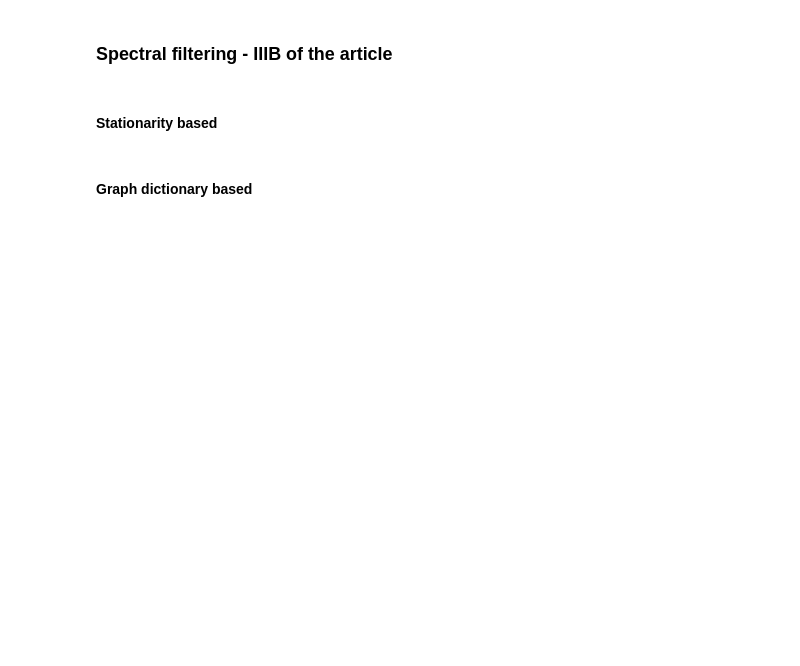
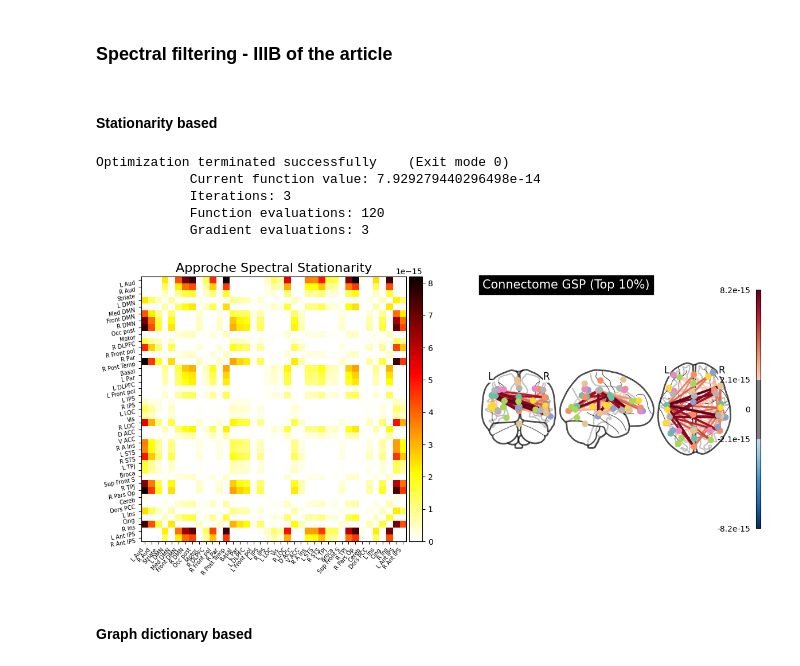
Before and after one commit to ANoelENS/MVA_TimeSeries_2025, a Jupyter notebook: Test.ipynb, the cells around one changed output. Saved outputs shown, nothing was run; the diff lists cells and outputs as text; code cells hidden in the pictures; blank space fills up the shorter version.

```diff
--- a/Test.ipynb
+++ b/Test.ipynb
@@ -175,46 +189,58 @@ def graph_learning_objective(lambda_vector):
 
 def constraint_w(lambda_vector):
     L = chi@np.diag(lambda_vector)@chi.T
-    return -L[idx_upper]
+    w_vector = -L[idx_upper]
+    return w_vector # We want positive edge weights
 
 def constraint_d(lambda_vector):
     L = chi@np.diag(lambda_vector)@chi.T
     D = np.identity(n_nodes)*L
     W = D-L
-    return np.sum(W, axis=1)-[D[i,i] for i in range(n_nodes)]
+    return np.sum(W, axis=1)-[D[i,i] for i in range(n_nodes)] # We want the degrees to correspond to the edge weights
 
 # def constraint_trace(lambda_vector):
 #     return np.sum(lambda_vector)-n_nodes
 
-initial_guess = np.arange(n_nodes)*2/(n_nodes*(n_nodes-1))
+initial_guess = np.ones(n_nodes)
 bounds = [(0, None) for _ in range(len(initial_guess))]
 constraints = [
     {'type': 'ineq', 'fun': constraint_w},
     {'type': 'eq', 'fun': constraint_d},
     # {'type': 'eq', 'fun': constraint_trace}
 ]
 
 result = minimize(
     graph_learning_objective,
     initial_guess,
     method='SLSQP',
     bounds=bounds,
     constraints=constraints,
     options={'maxiter': 1000, 'disp': True}
 )
 
 lambda_opt = result.x
 L = chi@np.diag(lambda_opt)@chi.T
 D = np.identity(n_nodes)*L
 W = D-L
 
+# We only keep the positive edge weights
+threshold = 0
+W = np.maximum(W-threshold, 0)
+
 fig, axes = plt.subplots(1, 2, figsize=(14, 6))
 plotting.plot_matrix(W, labels=atlas.labels, colorbar=True, cmap='hot_r',
                      axes=axes[0], title=f"Approche Spectral Stationarity")
 
 plotting.plot_connectome(W, atlas.region_coords, edge_threshold='90%',
                          axes=axes[1], title="Connectome GSP (Top 10%)")
 plt.show()
+# %% [output]
+Optimization terminated successfully    (Exit mode 0)
+            Current function value: 7.929279440296498e-14
+            Iterations: 3
+            Function evaluations: 120
+            Gradient evaluations: 3
+[figure, added]
 # %% [markdown]
 #### Graph dictionary based
 # %%
```
Also changed, not shown: parts of 7 cells of this notebook, 4 other files.
